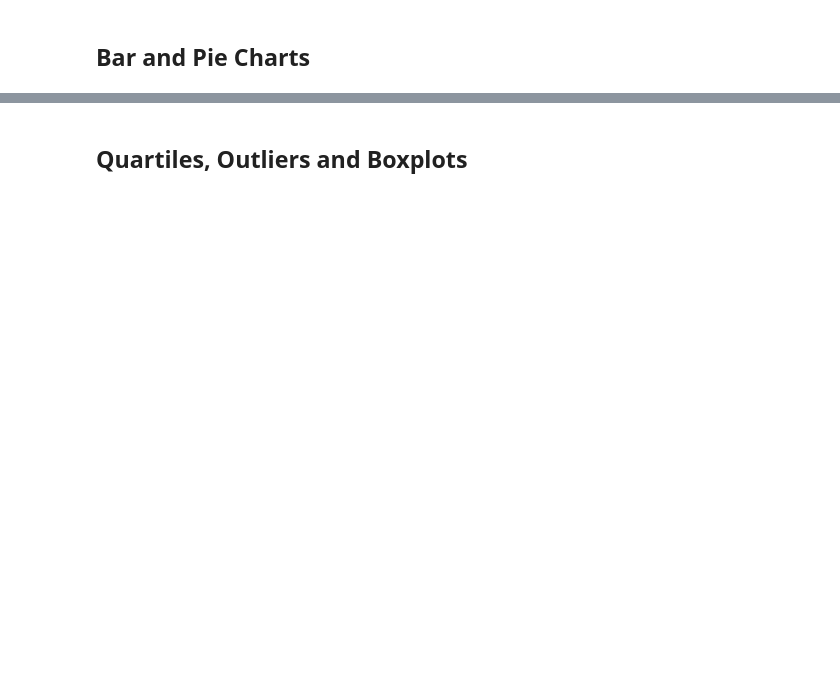
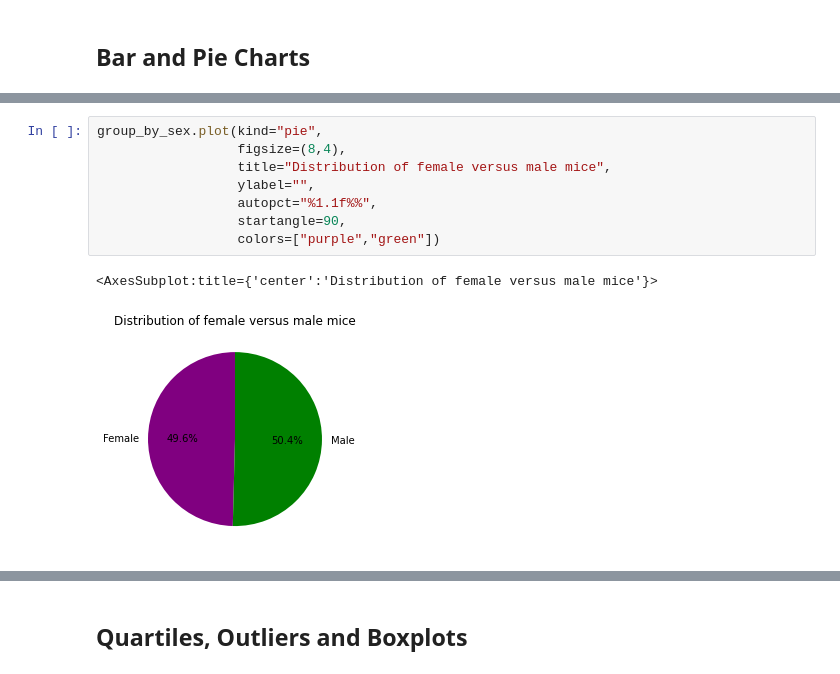
Before and after one commit to dianaagustinaf/matplotlib-challenge, a Jupyter notebook: pymaceuticals_analysis.ipynb, the cells around one changed output, grey strips where cells are left out. Drawn from its saved outputs; the diff is of its cells as text; blank space fills up the shorter version.

```diff
--- a/pymaceuticals_analysis.ipynb
+++ b/pymaceuticals_analysis.ipynb
@@ -164 +257,12 @@ AttributeError: 'NoneType' object has no attribute 'head'
+# %%
+group_by_sex.plot(kind="pie",
+                  figsize=(8,4),
+                  title="Distribution of female versus male mice",
+                  ylabel="",
+                  autopct="%1.1f%%",
+                  startangle=90,
+                  colors=["purple","green"])
+# %% [output]
+<AxesSubplot:title={'center':'Distribution of female versus male mice'}>
+[figure, added]
 # %%
```
Also changed, not shown: parts of 26 cells of this notebook.
